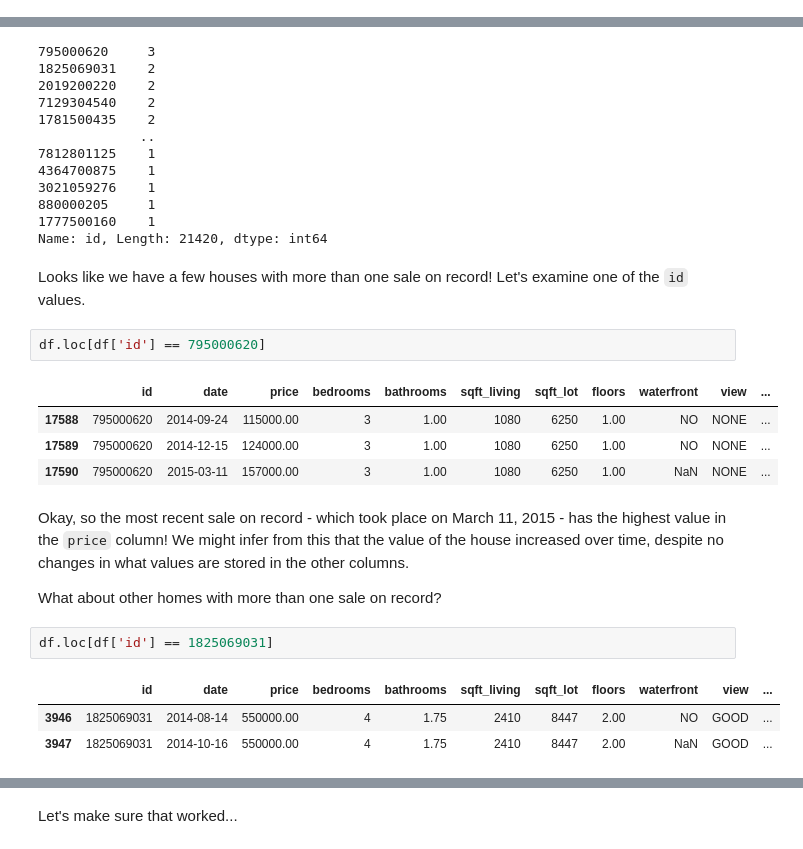
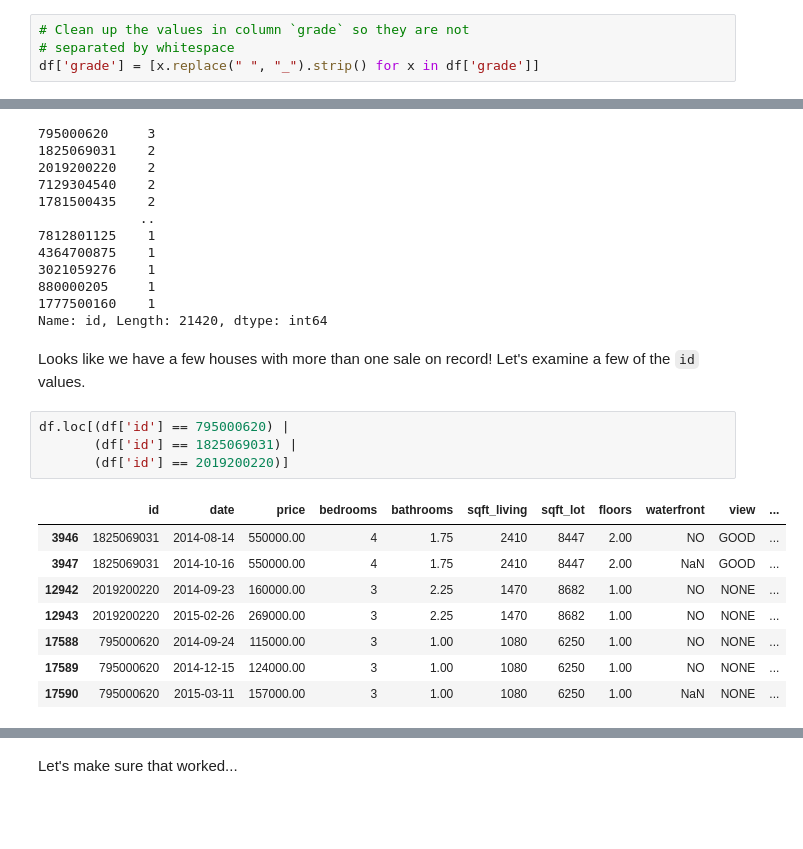
Before and after one commit to xiaohua-su/King_County_Real_Estate_Analysis, a Jupyter notebook: Real_Estate_Analysis.ipynb, the cells around one changed output, grey strips where cells are left out. Saved outputs shown, nothing was run; the diff lists cells and outputs as text; blank space fills up the shorter version.

```diff
--- a/Real_Estate_Analysis.ipynb
+++ b/Real_Estate_Analysis.ipynb
@@ -121,0 +124,4 @@ df['date'] = df['date'].astype('datetime64[ns]')
+# %%
+# Clean up the values in column `grade` so they are not
+# separated by whitespace
+df['grade'] = [x.replace(" ", "_").strip() for x in df['grade']]
@@ -138,21 +159,17 @@ df['id'].value_counts()
 1777500160    1
 Name: id, Length: 21420, dtype: int64
 # %% [markdown]
-Looks like we have a few houses with more than one sale on record! Let's examine one of the `id` values.
+Looks like we have a few houses with more than one sale on record! Let's examine a few of the `id` values.
 # %%
-df.loc[df['id'] == 795000620]
+df.loc[(df['id'] == 795000620) |
+       (df['id'] == 1825069031) |
+       (df['id'] == 2019200220)]
 # %% [output]
 |  | id | date | price | bedrooms | bathrooms | sqft_living | sqft_lot | floors | waterfront | view | ... |
+| 3946 | 1825069031 | 2014-08-14 | 550000.00 | 4 | 1.75 | 2410 | 8447 | 2.00 | NO | GOOD | ... |
+| 3947 | 1825069031 | 2014-10-16 | 550000.00 | 4 | 1.75 | 2410 | 8447 | 2.00 | NaN | GOOD | ... |
+| 12942 | 2019200220 | 2014-09-23 | 160000.00 | 3 | 2.25 | 1470 | 8682 | 1.00 | NO | NONE | ... |
+| 12943 | 2019200220 | 2015-02-26 | 269000.00 | 3 | 2.25 | 1470 | 8682 | 1.00 | NO | NONE | ... |
 | 17588 | 795000620 | 2014-09-24 | 115000.00 | 3 | 1.00 | 1080 | 6250 | 1.00 | NO | NONE | ... |
 | 17589 | 795000620 | 2014-12-15 | 124000.00 | 3 | 1.00 | 1080 | 6250 | 1.00 | NO | NONE | ... |
 | 17590 | 795000620 | 2015-03-11 | 157000.00 | 3 | 1.00 | 1080 | 6250 | 1.00 | NaN | NONE | ... |
-# %% [markdown]
-Okay, so the most recent sale on record - which took place on March 11, 2015 - has the highest value in the `price` column! We might infer from this that the value of the house increased over time, despite no changes in what values are stored in the other columns.
-
-What about other homes with more than one sale on record?
-# %%
-df.loc[df['id'] == 1825069031]
-# %% [output]
-|  | id | date | price | bedrooms | bathrooms | sqft_living | sqft_lot | floors | waterfront | view | ... |
-| 3946 | 1825069031 | 2014-08-14 | 550000.00 | 4 | 1.75 | 2410 | 8447 | 2.00 | NO | GOOD | ... |
-| 3947 | 1825069031 | 2014-10-16 | 550000.00 | 4 | 1.75 | 2410 | 8447 | 2.00 | NaN | GOOD | ... |
```
Also changed, not shown: parts of 18 cells of this notebook.
